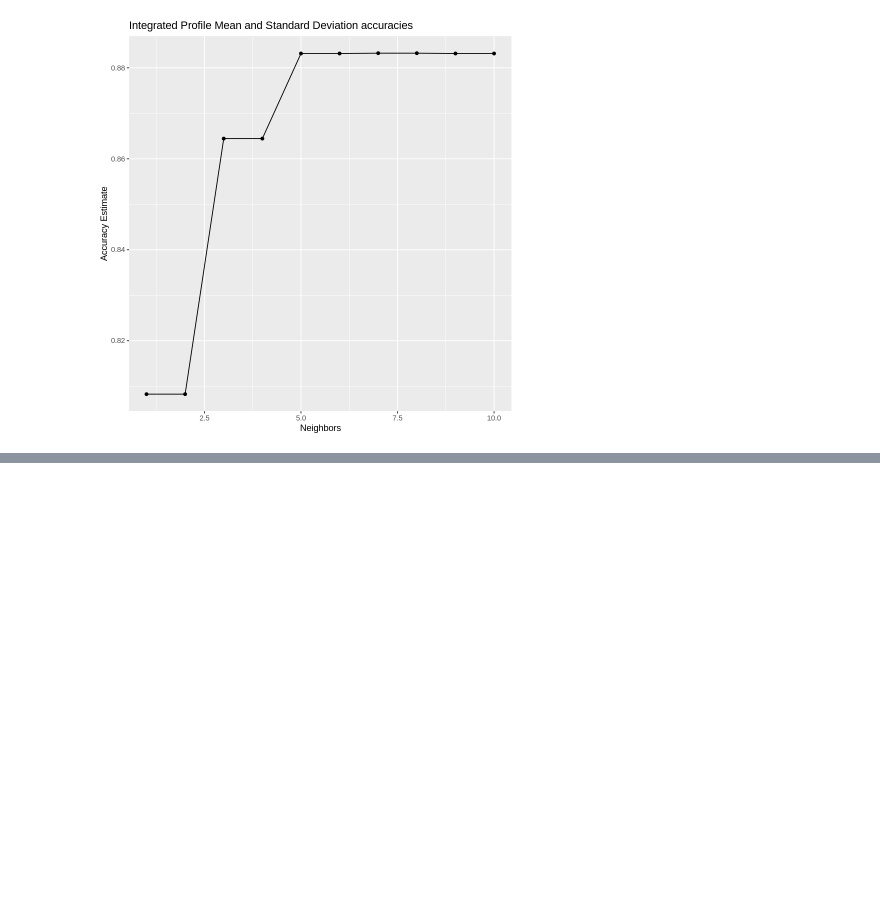
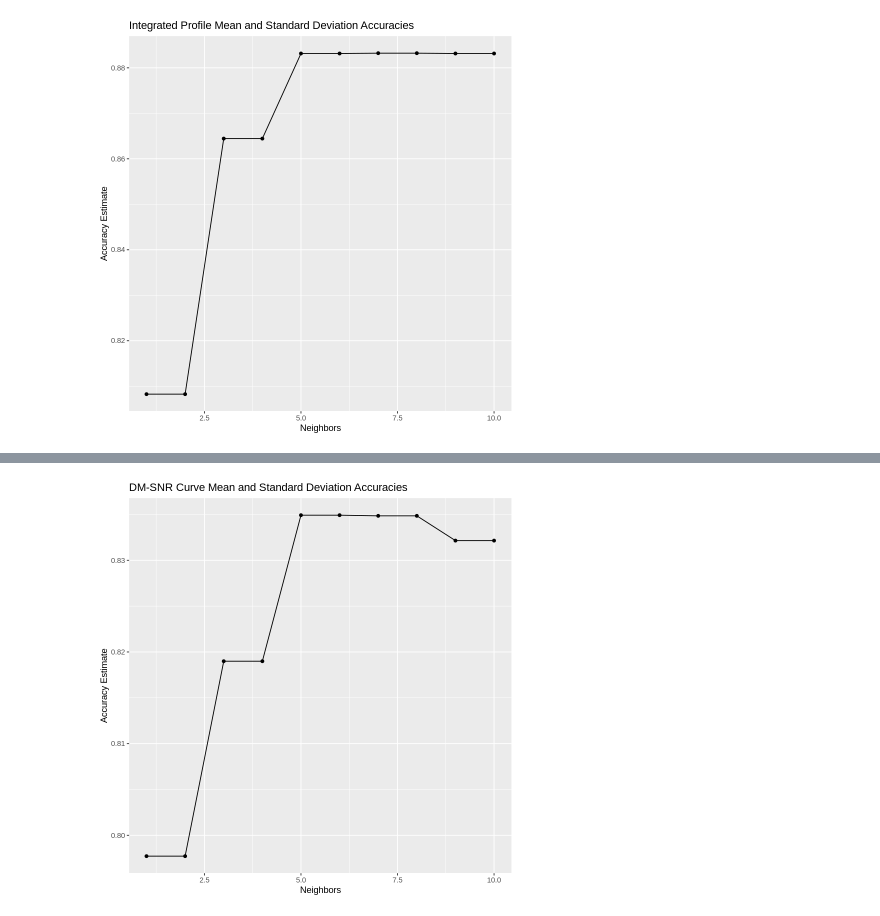
Before and after one commit to kseniak1/DSCI100-Project, a Jupyter notebook: Ksenia_notebook.ipynb, the cells around one changed output, grey strips where cells are left out. Cells and saved outputs as stored; diff of their text form; code cells hidden in the pictures; blank space fills up the shorter version.

```diff
--- a/Ksenia_notebook.ipynb
+++ b/Ksenia_notebook.ipynb
@@ -149,0 +214,23 @@ A tibble: 10 × 7
+# %%
+## Pairing 4
+pulsar_recipe4 <- recipe(class ~ mean_dm + dev_dm, data = pulsar_train) %>%
+                    step_scale(all_predictors()) %>%
+                    step_center(all_predictors())
+
+knn_results4 <- workflow() %>%
+      add_recipe(pulsar_recipe4) %>%
+      add_model(knn_tune) %>%
+      tune_grid(resamples = pulsar_vfold, grid = ks) %>%
+      collect_metrics() %>%
+      filter(.metric == "accuracy")
+
+knn_plot4 <- ggplot(knn_results4, aes(x = neighbors, y = mean))+
+      geom_point() +
+      geom_line() +
+      labs(x = "Neighbors", y = "Accuracy Estimate") +
+      ggtitle("DM-SNR Curve Mean and Standard Deviation Accuracies")
+knn_plot4
+
+k4 <- 5
+# %% [output]
+[figure, added]
```
Also changed, not shown: parts of 7 cells of this notebook.
